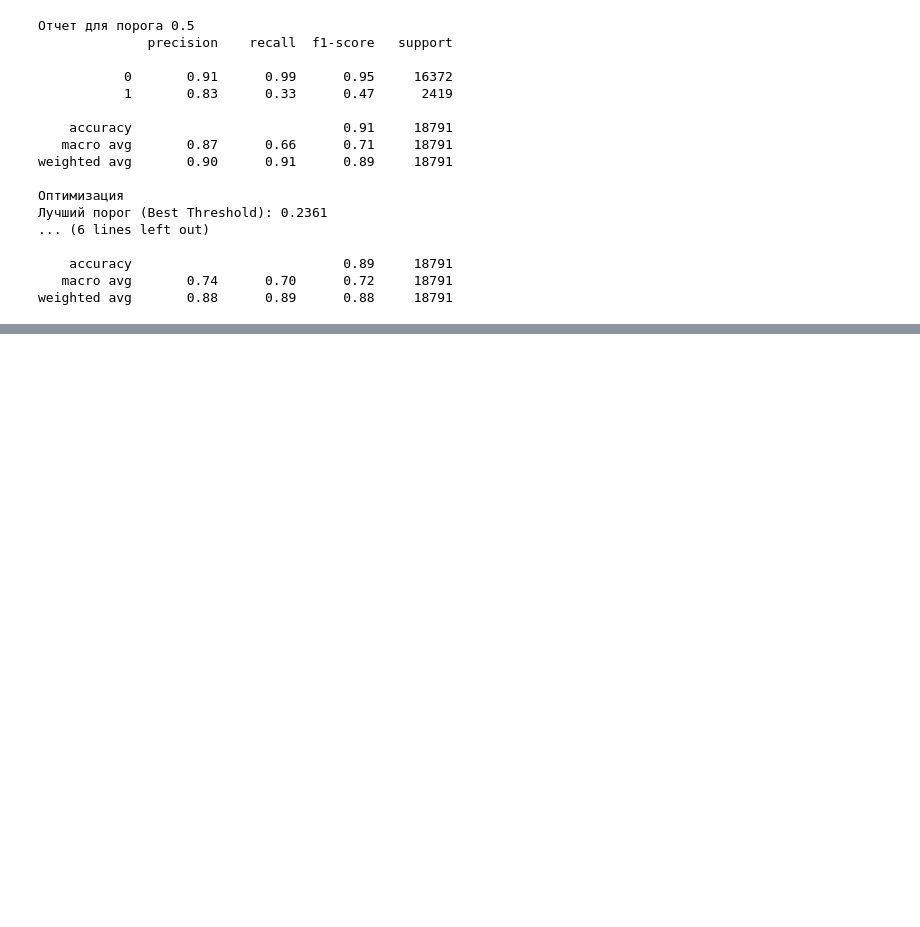
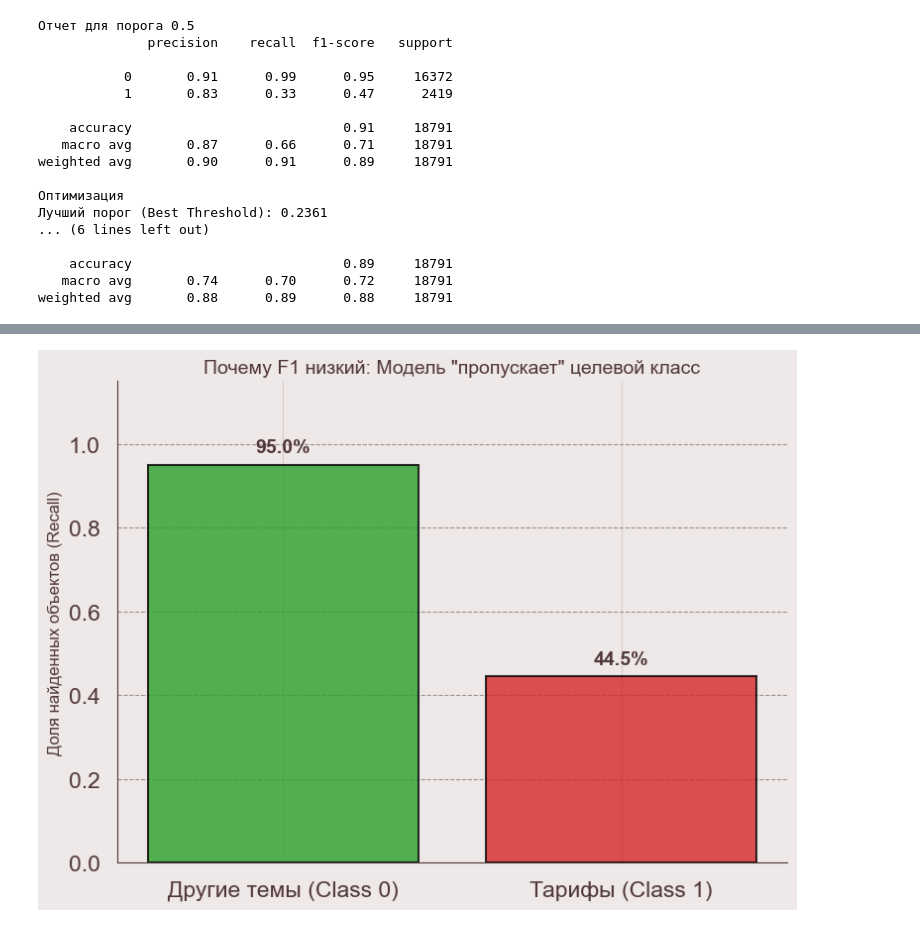
Before and after one commit to Neat-Snap/dano25, a Jupyter notebook: final_matmodel.ipynb, the cells around one changed output, grey strips where cells are left out. Drawn from its saved outputs; the diff is of its cells as text; code cells hidden in the pictures; blank space fills up the shorter version.

```diff
--- a/final_matmodel.ipynb
+++ b/final_matmodel.ipynb
@@ -141,0 +236,22 @@ weighted avg       0.88      0.89      0.88     18791
+# %%
+plt.figure(figsize=(8, 6))
+classes = ['Другие темы (Class 0)', 'Тарифы (Class 1)']
+recalls = cm_norm.diagonal()
+
+colors = ['#2ca02c' if r > 0.7 else '#d62728' for r in recalls]
+
+bars = plt.bar(classes, recalls, color=colors, alpha=0.8, edgecolor='black')
+plt.title('Почему F1 низкий: Модель "пропускает" целевой класс', fontsize=14)
+plt.ylabel('Доля найденных объектов (Recall)', fontsize=12)
+plt.ylim(0, 1.15)
+plt.grid(axis='y', linestyle='--', alpha=0.5)
+
+for bar in bars:
+    height = bar.get_height()
+    plt.text(bar.get_x() + bar.get_width()/2., height + 0.02,
+             f'{height:.1%}', ha='center', va='bottom', fontsize=14, fontweight='bold')
+
+plt.tight_layout()
+plt.show()
+# %% [output]
+[figure, added]
```
Also changed, not shown: parts of 4 cells of this notebook, 8 other files.
